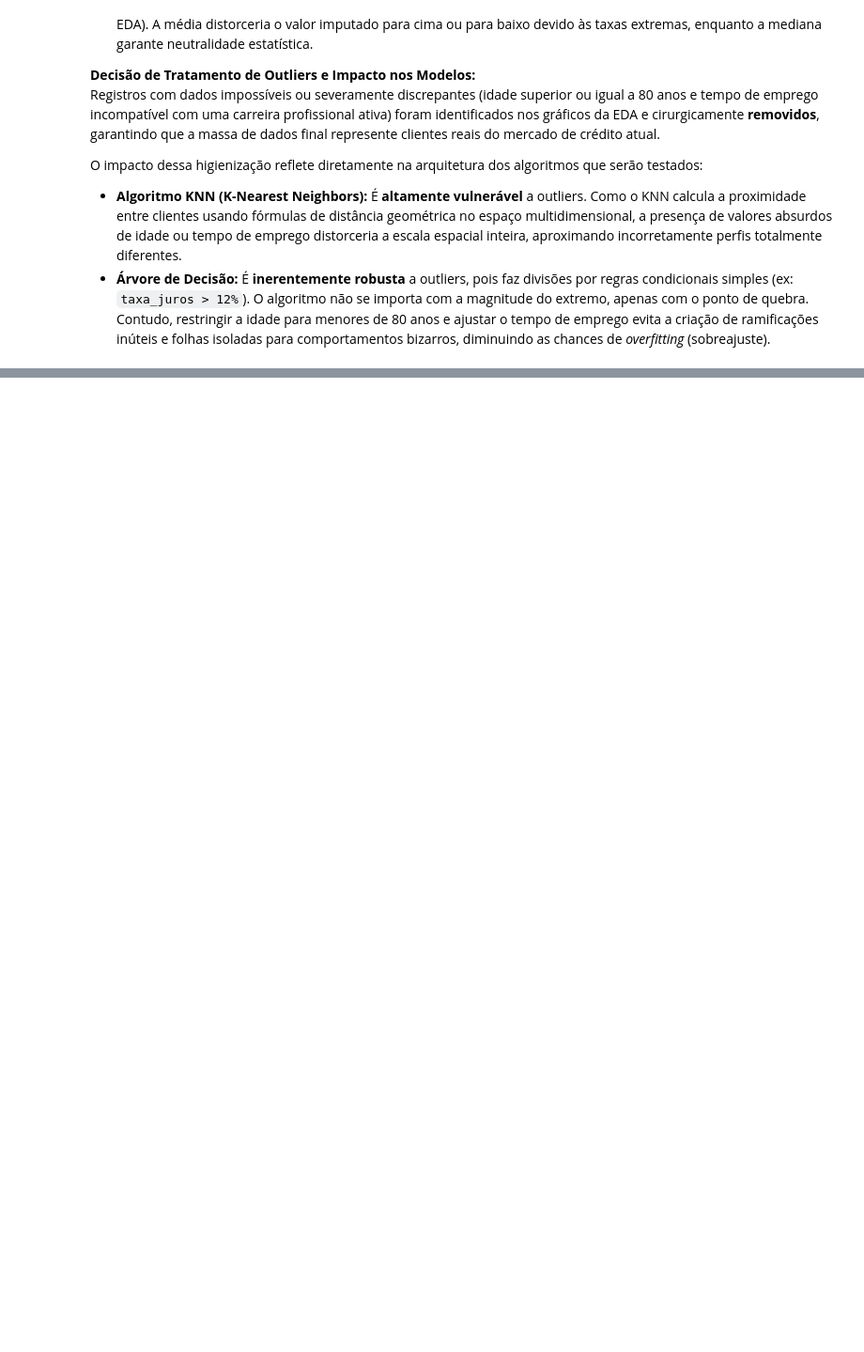
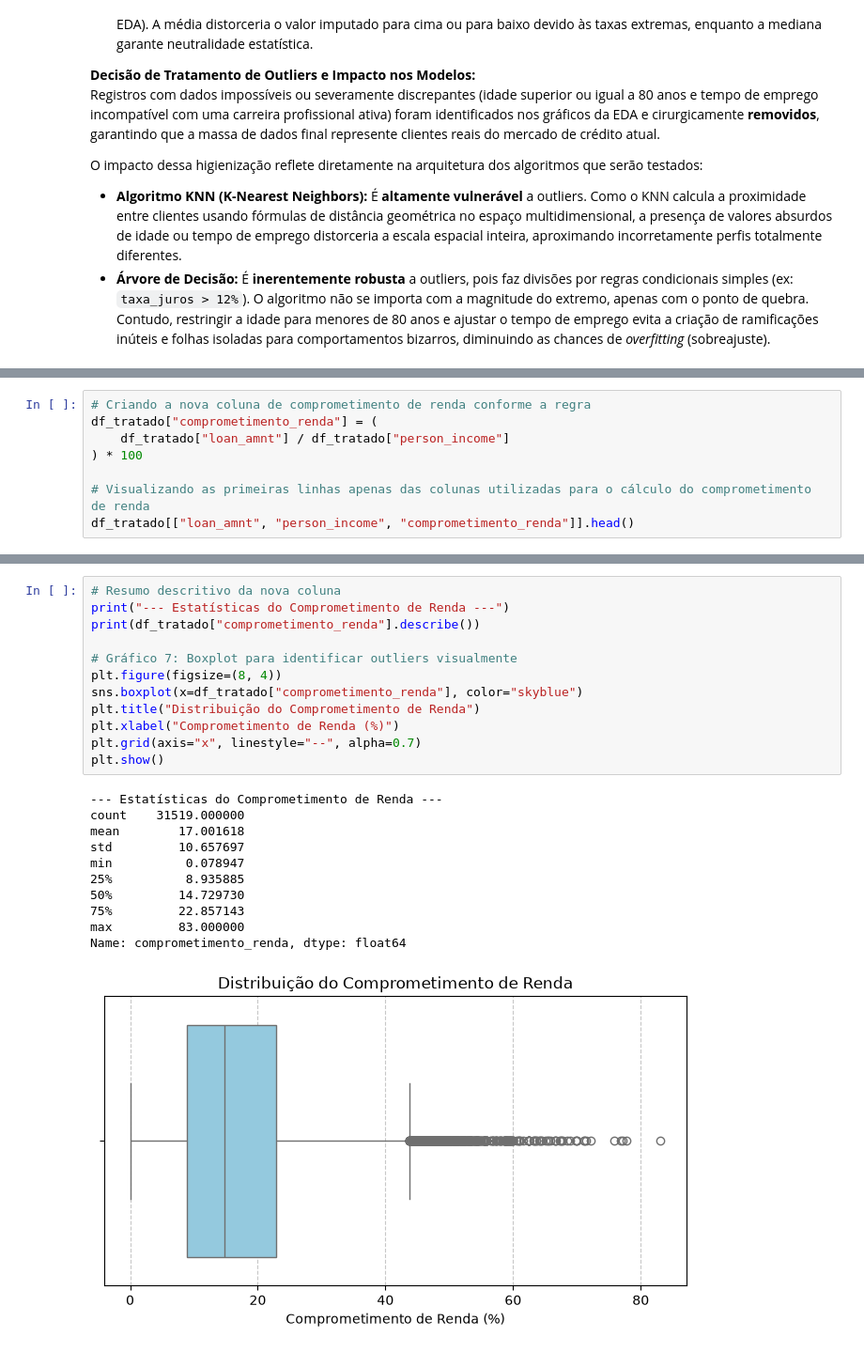
Before and after one commit to zegmundo-koziel/Projeto-Avaliativo-M1-S14, a Jupyter notebook: main.ipynb, the cells around one changed output, grey strips where cells are left out. Shown at 94% size. Saved outputs shown, nothing was run; the diff lists cells and outputs as text; blank space fills up the shorter version.

```diff
--- a/main.ipynb
+++ b/main.ipynb
@@ -271,0 +377,8 @@ O impacto dessa higienização reflete diretamente na arquitetura dos algoritmos
+# %%
+# Criando a nova coluna de comprometimento de renda conforme a regra
+df_tratado["comprometimento_renda"] = (
+    df_tratado["loan_amnt"] / df_tratado["person_income"]
+) * 100
+
+# Visualizando as primeiras linhas apenas das colunas utilizadas para o cálculo do comprometimento de renda
+df_tratado[["loan_amnt", "person_income", "comprometimento_renda"]].head()
@@ -271,0 +392,24 @@ O impacto dessa higienização reflete diretamente na arquitetura dos algoritmos
+# %%
+# Resumo descritivo da nova coluna
+print("--- Estatísticas do Comprometimento de Renda ---")
+print(df_tratado["comprometimento_renda"].describe())
+
+# Gráfico 7: Boxplot para identificar outliers visualmente
+plt.figure(figsize=(8, 4))
+sns.boxplot(x=df_tratado["comprometimento_renda"], color="skyblue")
+plt.title("Distribuição do Comprometimento de Renda")
+plt.xlabel("Comprometimento de Renda (%)")
+plt.grid(axis="x", linestyle="--", alpha=0.7)
+plt.show()
+# %% [output]
+--- Estatísticas do Comprometimento de Renda ---
+count    31519.000000
+mean        17.001618
+std         10.657697
+min          0.078947
+25%          8.935885
+50%         14.729730
+75%         22.857143
+max         83.000000
+Name: comprometimento_renda, dtype: float64
+[figure, added]
```
Also changed, not shown: parts of 22 cells of this notebook.
